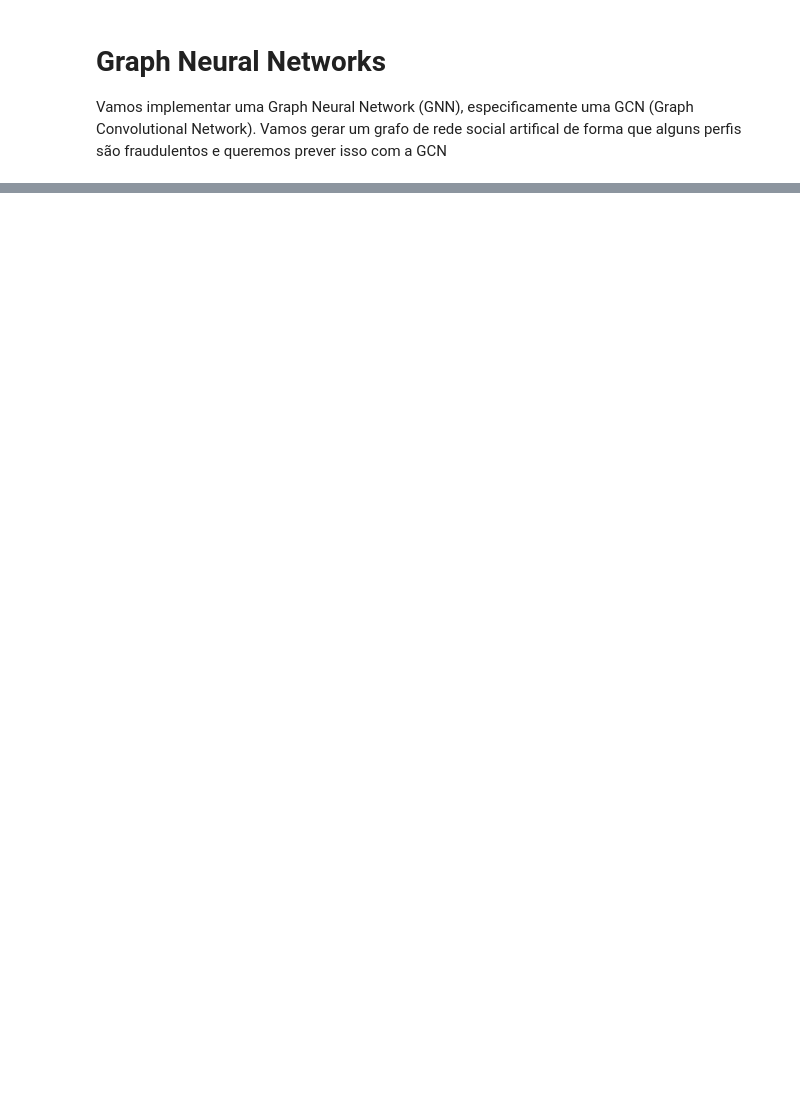
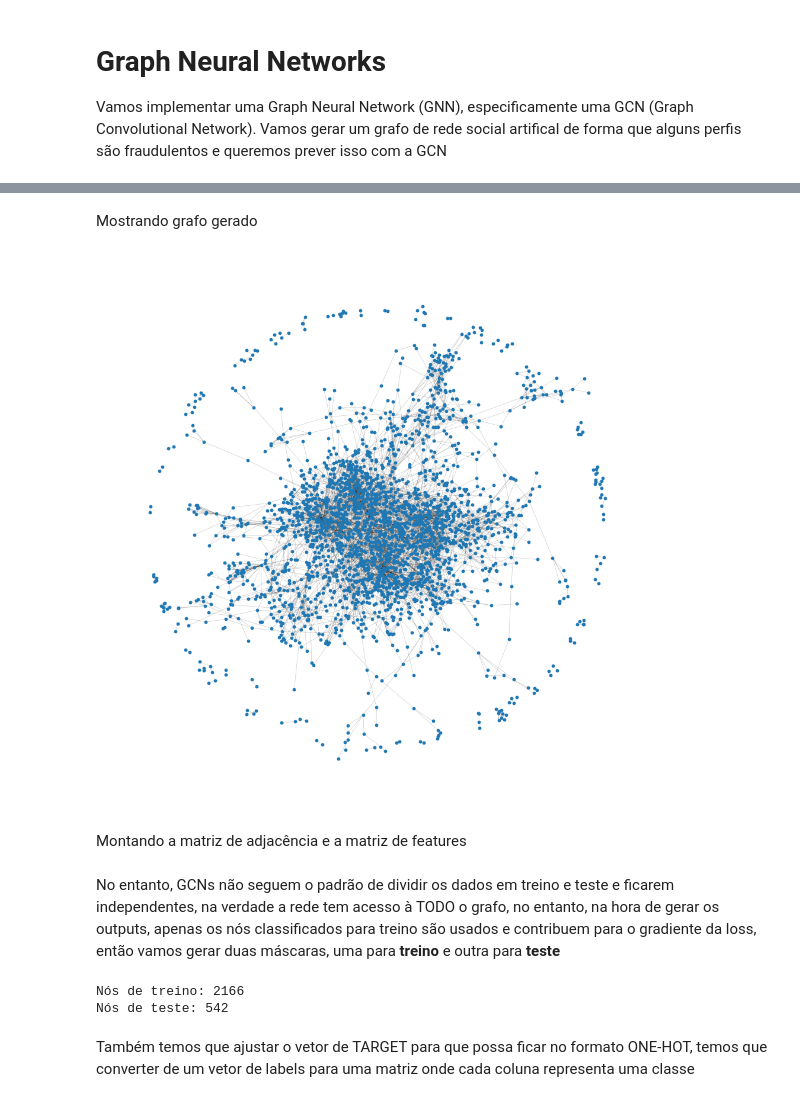
Before and after one commit to jaopredo/machine-learning, a Jupyter notebook: notebooks/graph/gcn.ipynb, the cells around one changed output, grey strips where cells are left out. Drawn from its saved outputs; the diff is of its cells as text; code cells hidden in the pictures; blank space fills up the shorter version.

Commit message:
Fixing GCN code and refactoring GCN notebook to use CORA dataset

```diff
--- a/notebooks/graph/gcn.ipynb
+++ b/notebooks/graph/gcn.ipynb
@@ -496,0 +30,2 @@ mlp = MultilayerPerceptron(
+# %%
+nodelist = pd.read_csv(root / 'data' / 'cora' / 'nodes.csv', sep=',', index_col="index")
@@ -496,0 +42,2 @@ mlp = MultilayerPerceptron(
+# %%
+edgelist = pd.read_csv(root / 'data' / 'cora' / 'edges.csv', sep=',', index_col="index")
@@ -496,0 +54,47 @@ mlp = MultilayerPerceptron(
+# %%
+G = nx.Graph()
+# %%
+# Adiciona nós
+for _, row in nodelist.iterrows():
+
+    features = ast.literal_eval(row["features"])
+
+    G.add_node(
+        row["nodeId"],
+        label=row["subject"],
+        features=features
+    )
+
+# Adiciona arestas
+for _, row in edgelist.iterrows():
+    G.add_edge(
+        row["sourceNodeId"],
+        row["targetNodeId"],
+        relationship=row["relationshipType"]
+    )
+# %% [markdown]
+Mostrando grafo gerado
+# %%
+plt.figure(figsize=(12, 12))
+
+pos = nx.spring_layout(G, seed=42)
+
+nx.draw_networkx_nodes(
+    G,
+    pos,
+    node_size=10
+)
+
+nx.draw_networkx_edges(
+    G,
+    pos,
+    alpha=0.2,
+    width=0.5
+)
+
+plt.axis("off")
+plt.show()
+# %% [output]
+[figure, added]
+# %% [markdown]
+Montando a matriz de adjacência e a matriz de features
@@ -496,0 +128,26 @@ mlp = MultilayerPerceptron(
+# %% [markdown]
+No entanto, GCNs não seguem o padrão de dividir os dados em treino e teste e ficarem independentes, na verdade a rede tem acesso à TODO o grafo, no entanto, na hora de gerar os outputs, apenas os nós classificados para treino são usados e contribuem para o gradiente da loss, então vamos gerar duas máscaras, uma para **treino** e outra para **teste**
+# %%
+# Criando as máscaras de treino e de teste (80%/20%)
+num_nodes = X.shape[0]
+
+perm = torch.randperm(num_nodes)
+
+train_size = int(0.8 * num_nodes)
+
+train_idx = perm[:train_size]
+test_idx = perm[train_size:]
+
+train_mask = torch.zeros(num_nodes, dtype=torch.bool)
+test_mask = torch.zeros(num_nodes, dtype=torch.bool)
+
+train_mask[train_idx] = True
+test_mask[test_idx] = True
+
+print(f"Nós de treino: {train_mask.sum()}")
+print(f"Nós de teste: {test_mask.sum()}")
+# %% [output]
+Nós de treino: 2166
+Nós de teste: 542
+# %% [markdown]
+Também temos que ajustar o vetor de TARGET para que possa ficar no formato ONE-HOT, temos que converter de um vetor de labels para uma matriz onde cada coluna representa uma classe
```
Also changed, not shown: parts of 22 cells of this notebook, 11 other files.
